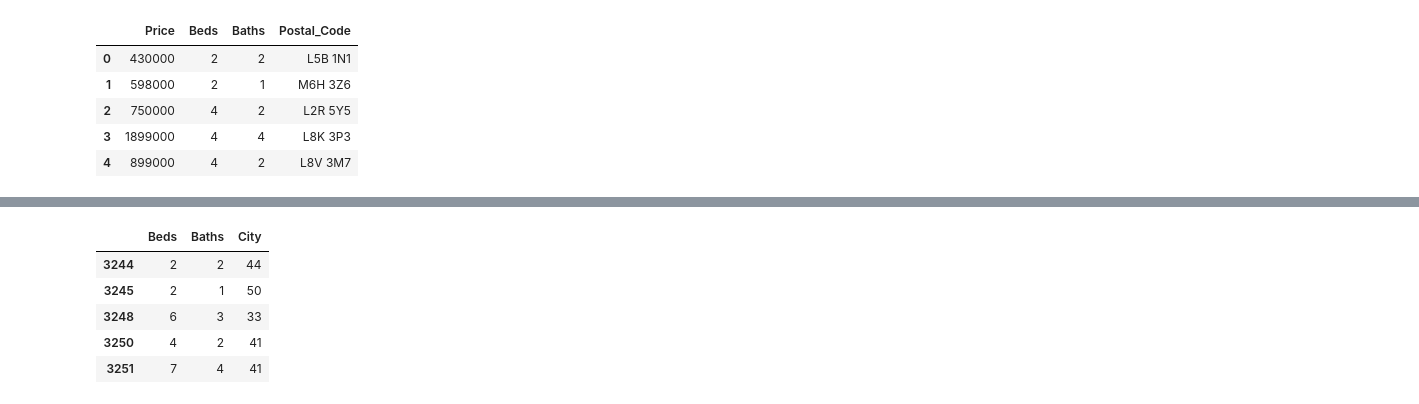
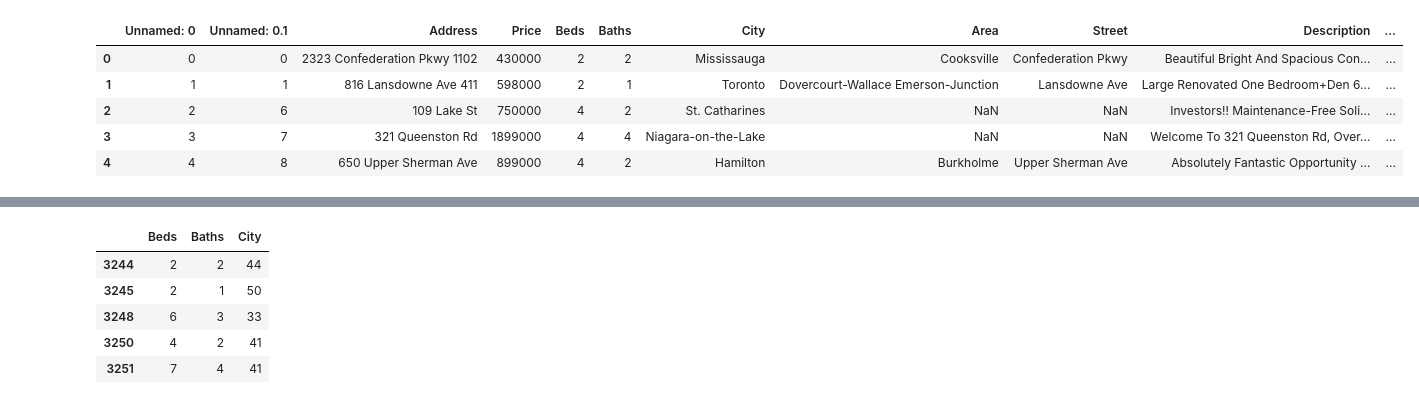
Before and after one commit to gram89/capstone, a Jupyter notebook: ML-Kmeans/Kmeans_final.ipynb, the cells around one changed output, grey strips where cells are left out. Saved outputs shown, nothing was run; the diff lists cells and outputs as text; code cells hidden in the pictures.

```diff
--- a/ML-Kmeans/Kmeans_final.ipynb
+++ b/ML-Kmeans/Kmeans_final.ipynb
@@ -6,13 +6,10 @@ from matplotlib import pyplot as plt
 # %%
 df = pd.read_csv('../Resources/listing_clean_with_Postal_codes_errors_removed.csv')
 df.head()
-
-df_reduced = df[['Price','Beds','Baths','Postal_Code']]
-df_reduced.head()
 # %% [output]
-|  | Price | Beds | Baths | Postal_Code |
-| 0 | 430000 | 2 | 2 | L5B 1N1 |
-| 1 | 598000 | 2 | 1 | M6H 3Z6 |
-| 2 | 750000 | 4 | 2 | L2R 5Y5 |
-| 3 | 1899000 | 4 | 4 | L8K 3P3 |
-| 4 | 899000 | 4 | 2 | L8V 3M7 |
+|  | Unnamed: 0 | Unnamed: 0.1 | Address | Price | Beds | Baths | City | Area | Street | Description | ... |
+| 0 | 0 | 0 | 2323 Confederation Pkwy 1102 | 430000 | 2 | 2 | Mississauga | Cooksville | Confederation Pkwy | Beautiful Bright And Spacious Con... | ... |
+| 1 | 1 | 1 | 816 Lansdowne Ave 411 | 598000 | 2 | 1 | Toronto | Dovercourt-Wallace Emerson-Junction | Lansdowne Ave | Large Renovated One Bedroom+Den 6... | ... |
+| 2 | 2 | 6 | 109 Lake St | 750000 | 4 | 2 | St. Catharines | NaN | NaN | Investors!! Maintenance-Free Soli... | ... |
+| 3 | 3 | 7 | 321 Queenston Rd | 1899000 | 4 | 4 | Niagara-on-the-Lake | NaN | NaN | Welcome To 321 Queenston Rd, Over... | ... |
+| 4 | 4 | 8 | 650 Upper Sherman Ave | 899000 | 4 | 2 | Hamilton | Burkholme | Upper Sherman Ave | Absolutely Fantastic Opportunity ... | ... |
```
Also changed, not shown: parts of 6 cells of this notebook, 9 other files.
